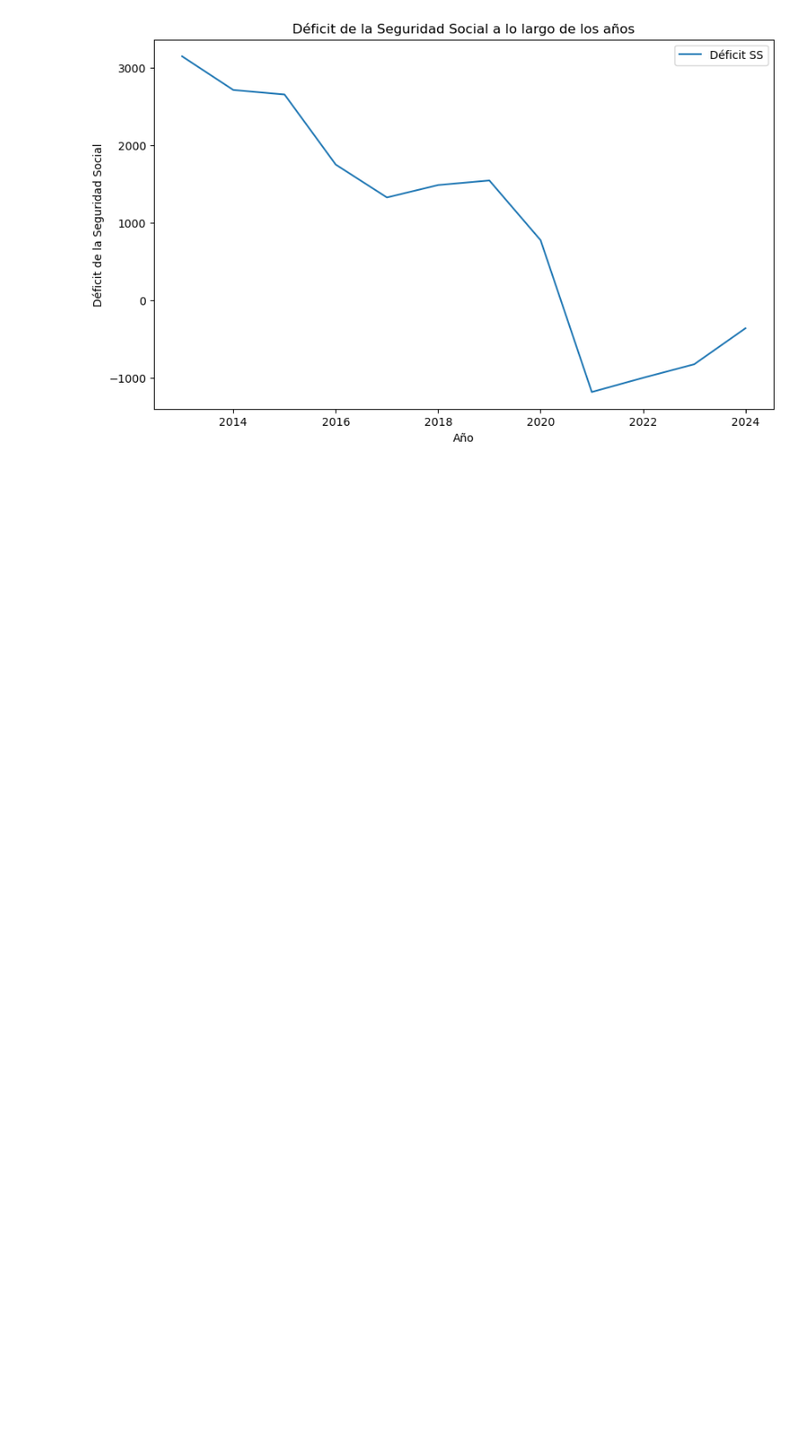
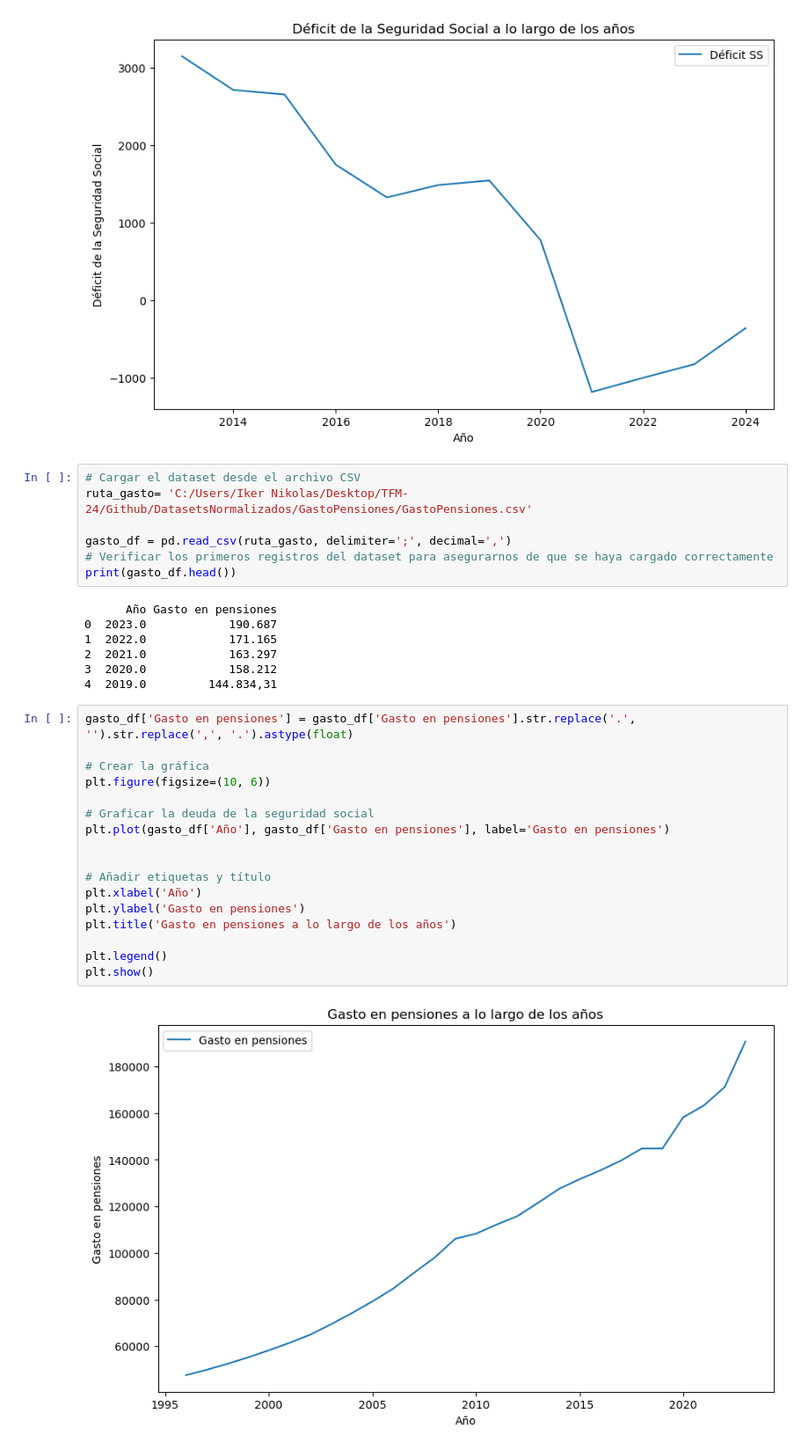
Before and after one commit to IkerNicolasGamiz/TFM, a Jupyter notebook: Notebooks/Pensiones.ipynb, the cells around one changed output. Shown at 88% size. Saved outputs shown, nothing was run; the diff lists cells and outputs as text; blank space fills up the shorter version.

Commit message:
Gasto en pensiones + Proyección alternativa

```diff
--- a/Notebooks/Pensiones.ipynb
+++ b/Notebooks/Pensiones.ipynb
@@ -70,3 +70,36 @@ plt.legend()
 plt.show()
 # %% [output]
 [figure]
+# %%
+# Cargar el dataset desde el archivo CSV
+ruta_gasto= 'C:/Users/Iker Nikolas/Desktop/TFM-24/Github/DatasetsNormalizados/GastoPensiones/GastoPensiones.csv'
+
+gasto_df = pd.read_csv(ruta_gasto, delimiter=';', decimal=',')
+# Verificar los primeros registros del dataset para asegurarnos de que se haya cargado correctamente
+print(gasto_df.head())
+# %% [output]
+      Año Gasto en pensiones
+0  2023.0            190.687
+1  2022.0            171.165
+2  2021.0            163.297
+3  2020.0            158.212
+4  2019.0         144.834,31
+# %%
+gasto_df['Gasto en pensiones'] = gasto_df['Gasto en pensiones'].str.replace('.', '').str.replace(',', '.').astype(float)
+
+# Crear la gráfica
+plt.figure(figsize=(10, 6))
+
+# Graficar la deuda de la seguridad social
+plt.plot(gasto_df['Año'], gasto_df['Gasto en pensiones'], label='Gasto en pensiones')
+
+
+# Añadir etiquetas y título
+plt.xlabel('Año')
+plt.ylabel('Gasto en pensiones')
+plt.title('Gasto en pensiones a lo largo de los años')
+
+plt.legend()
+plt.show()
+# %% [output]
+[figure, added]
```
Also changed, not shown: 1 other file.
